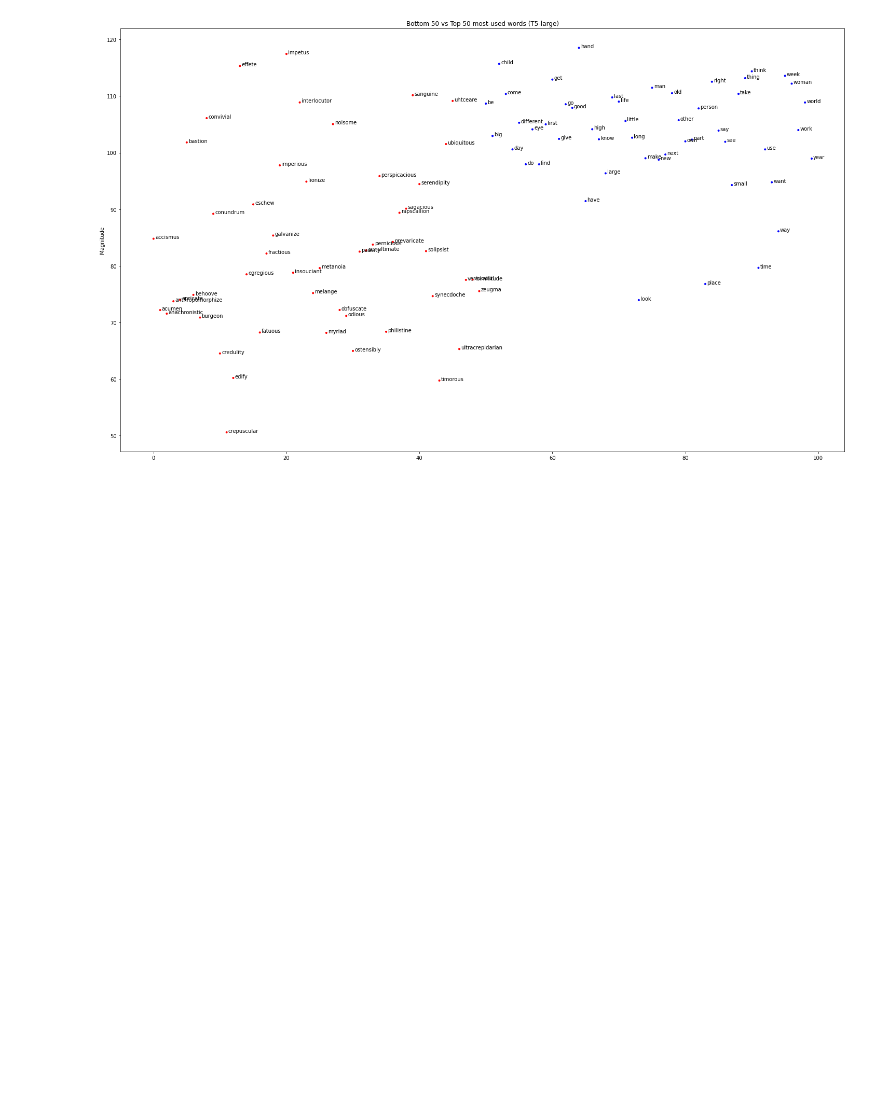
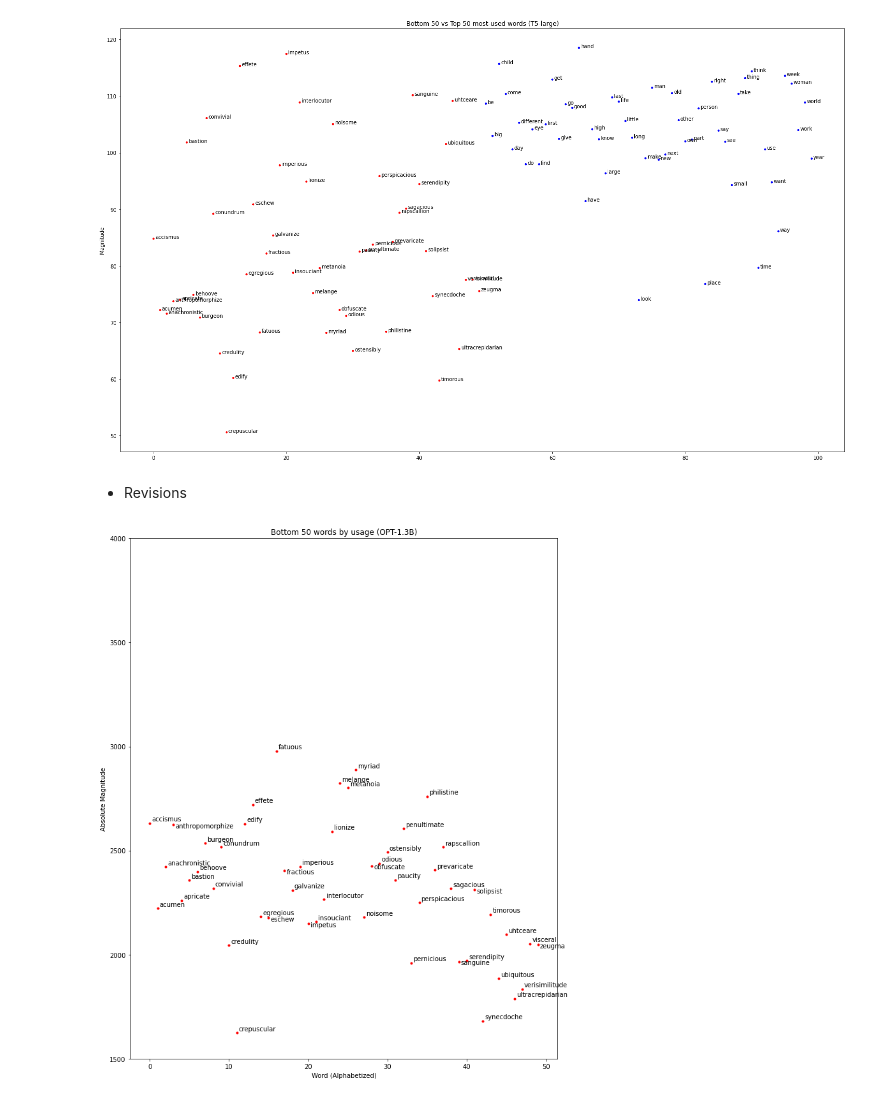
Before and after one commit to maxb00/LLM-embeds, a Jupyter notebook: magnitudes.ipynb, the cells around one changed output. Saved outputs shown, nothing was run; the diff lists cells and outputs as text; code cells hidden in the pictures; blank space fills up the shorter version.

Commit message:
magnitude updates

```diff
--- a/magnitudes.ipynb
+++ b/magnitudes.ipynb
@@ -686,3 +935,21 @@ for i in range(0, 100):
     plt.annotate(X[i], (i+0.25, Y_t5[i]))
 # %% [output]
 [figure]
+# %% [markdown]
+* Revisions
+# %%
+plt.figure(figsize=(12, 15))
+plt.title('Bottom 50 words by usage (OPT-1.3B)')
+plt.ylabel('Absolute Magnitude')
+plt.ylim((1500, 4000))
+plt.xlabel('Word (Alphabetized)')
+plt.scatter(range(50), Y_opt[:50], c='r', marker='.')
+
+# add labels
+for i in range(50):
+    if i in [3, 15, 17, 20, 28, 39, 41, 49]:
+        plt.annotate(X[i], (i+0.25, Y_opt[i]-15))
+    else:
+        plt.annotate(X[i], (i+0.25, Y_opt[i]+10))
+# %% [output]
+[figure, added]
```
Also changed, not shown: parts of 46 cells of this notebook, 1 other file.
